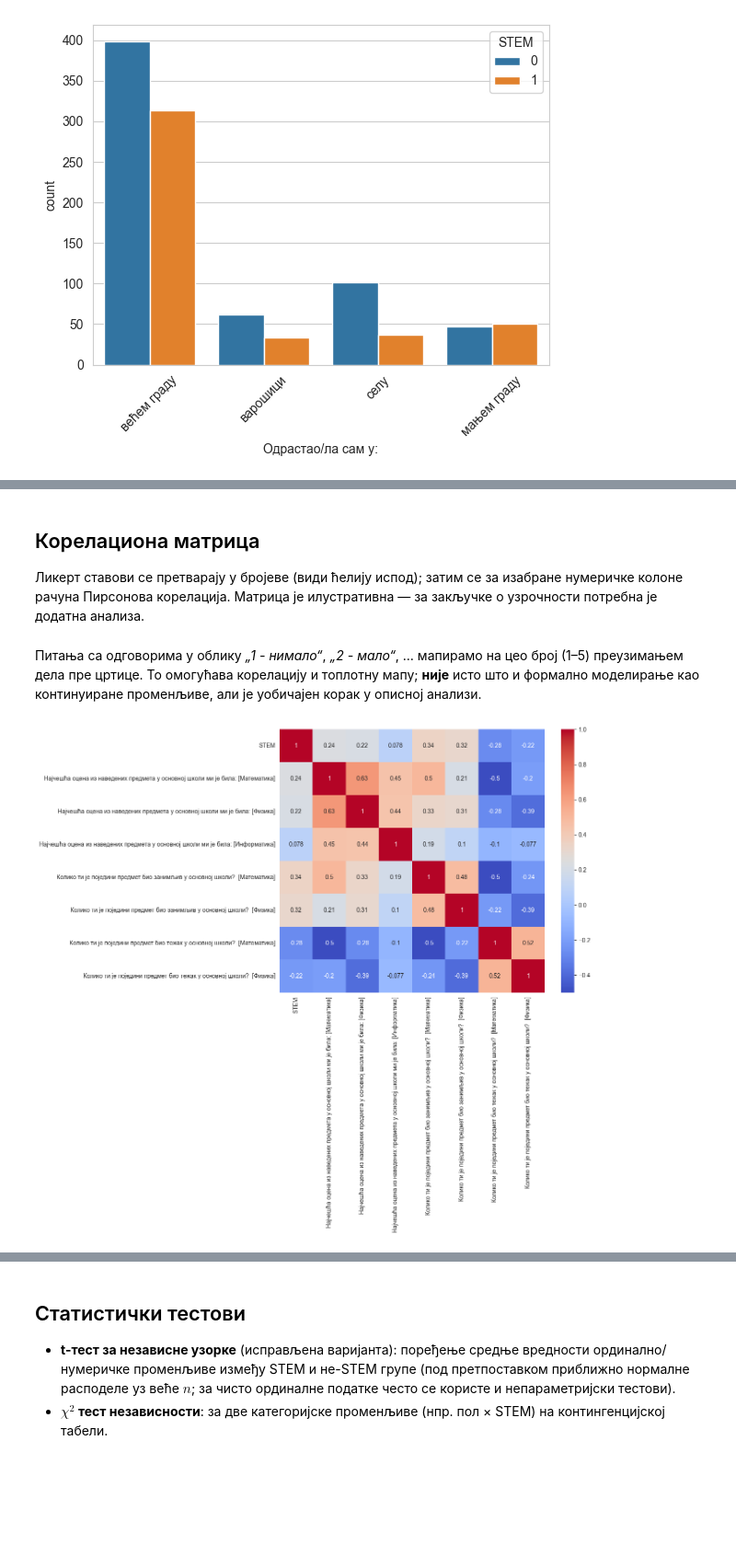
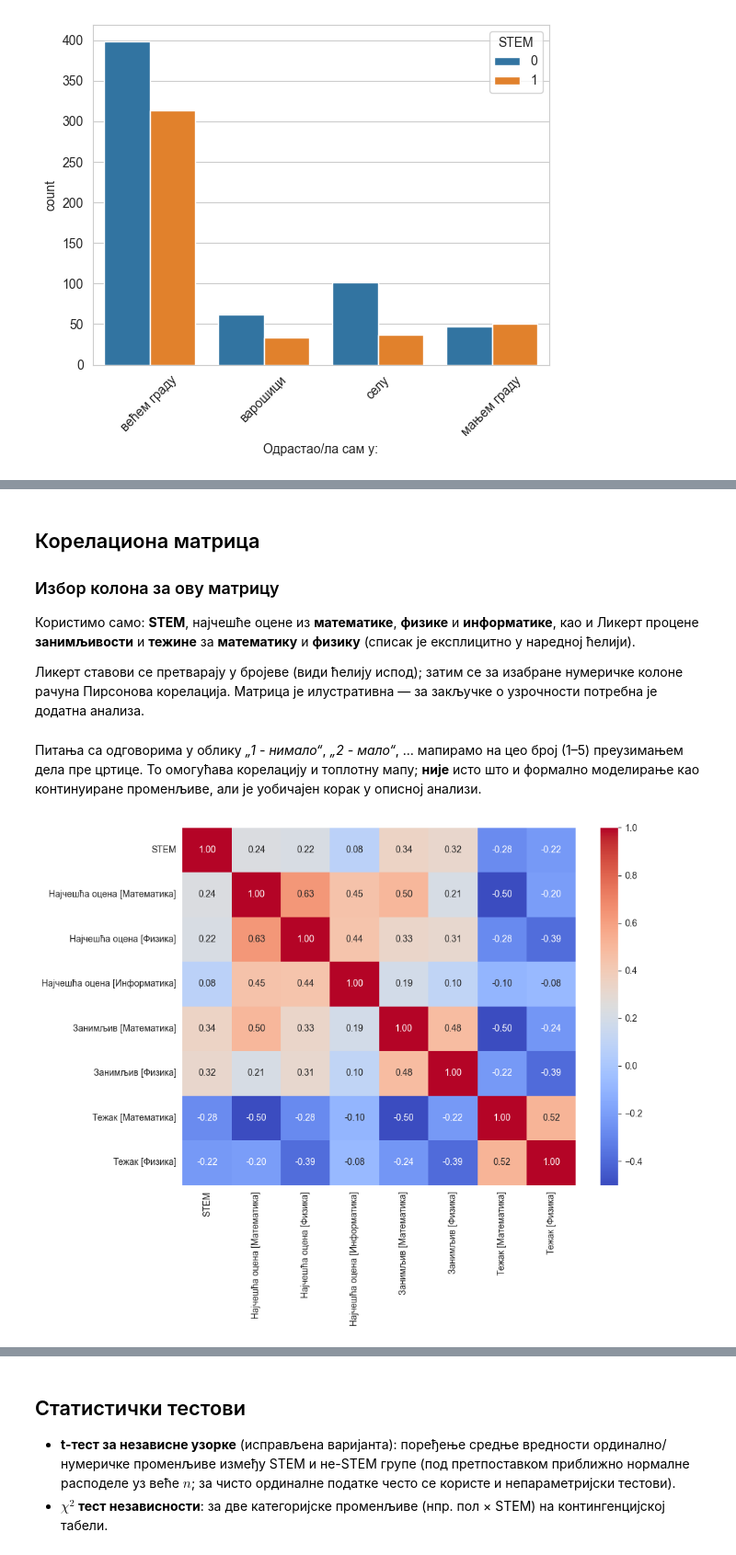
Before and after one commit to tdjokovic/stem_factors, a Jupyter notebook: stem_factors.ipynb, the cells around one changed output, grey strips where cells are left out. Shown at 92% size. Saved outputs shown, nothing was run; the diff lists cells and outputs as text; code cells hidden in the pictures; blank space fills up the shorter version.

```diff
--- a/stem_factors.ipynb
+++ b/stem_factors.ipynb
@@ -224,6 +480,10 @@ plt.show()
 # %% [markdown]
 ## Корелациона матрица
 
+### Избор колона за ову матрицу
+
+Користимо само: **STEM**, најчешће оцене из **математике**, **физике** и **информатике**, као и Ликерт процене **занимљивости** и **тежине** за **математику** и **физику** (списак је експлицитно у наредној ћелији).
+
 Ликерт ставови се претварају у бројеве (види ћелију испод); затим се за изабране нумеричке колоне рачуна Пирсонова корелација. Матрица је илустративна — за закључке о узрочности потребна је додатна анализа.
 # %% [markdown]
 Питања са одговорима у облику *„1 - нимало“*, *„2 - мало“*, … мапирамо на цео број (1–5) преузимањем дела пре цртице. То омогућава корелацију и топлотну мапу; **није** исто што и формално моделирање као континуиране променљиве, али је уобичајен корак у описној анализи.
@@ -234,26 +494,34 @@ def extract_number(x):
     return int(str(x).split('-')[0].strip())
 
 
-likert_cols = [col for col in X.columns if 'Колико ти је' in col or 'Процени' in col]
+likert_cols = [
+    col
+    for col in X.columns
+    if 'Процени' in col
+    or col.startswith('Занимљив ')
+    or col.startswith('Тежак ')
+    or col.startswith('Корисан ')
+]
 
 for col in likert_cols:
     X[col] = X[col].apply(extract_number)
 # %%
 selected_columns = [
     'STEM',
-    'Најчешћа оцена из наведених предмета у основној школи ми је била: [Математика]',
-    'Најчешћа оцена из наведених предмета у основној школи ми је била: [Физика]',
-    'Најчешћа оцена из наведених предмета у основној школи ми је била: [Информатика]',
-    'Колико ти је поједини предмет био занимљив у основној школи?  [Математика]',
-    'Колико ти је поједини предмет био занимљив у основној школи?  [Физика]',
-    'Колико ти је поједини предмет био тежак у основној школи?  [Математика]',
-    'Колико ти је поједини предмет био тежак у основној школи?  [Физика]',
+    'Најчешћа оцена [Математика]',
+    'Најчешћа оцена [Физика]',
+    'Најчешћа оцена [Информатика]',
+    'Занимљив [Математика]',
+    'Занимљив [Физика]',
+    'Тежак [Математика]',
+    'Тежак [Физика]',
 ]
 
 corr = X[selected_columns].corr()
 # %%
-plt.figure(figsize=(10,8))
-sns.heatmap(corr, annot=True, cmap='coolwarm')
+plt.figure(figsize=(10, 8))
+sns.heatmap(corr, annot=True, cmap='coolwarm', fmt='.2f')
+plt.tight_layout()
 plt.show()
 # %% [output]
-[figure, old version]
+[figure, new version]
```
Also changed, not shown: parts of 20 cells of this notebook, 1 other file.
